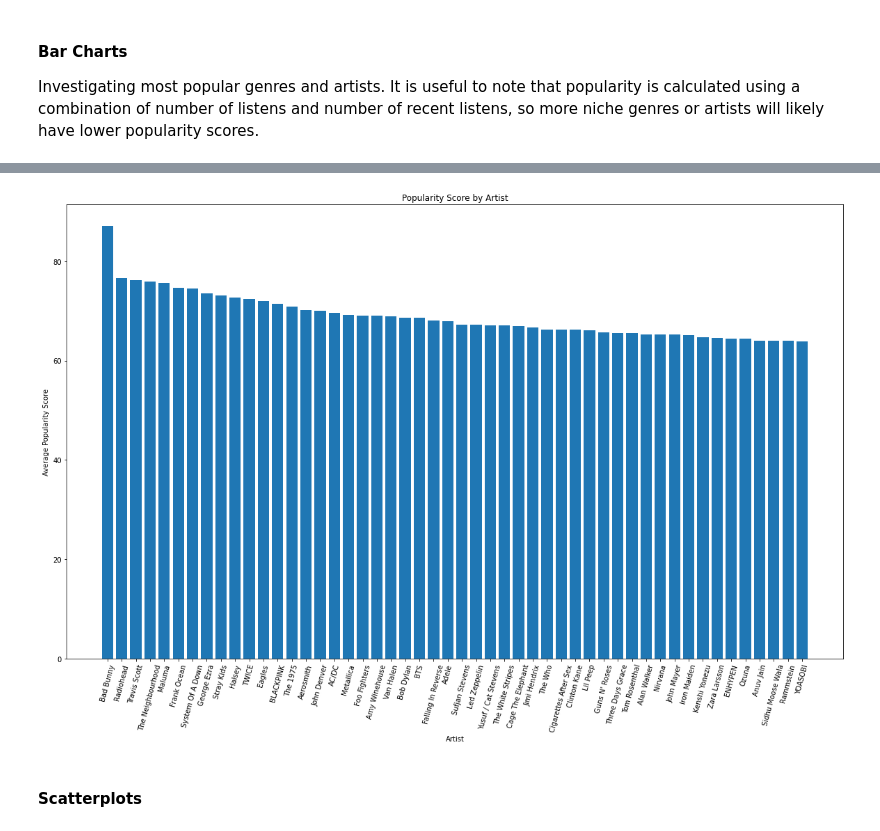
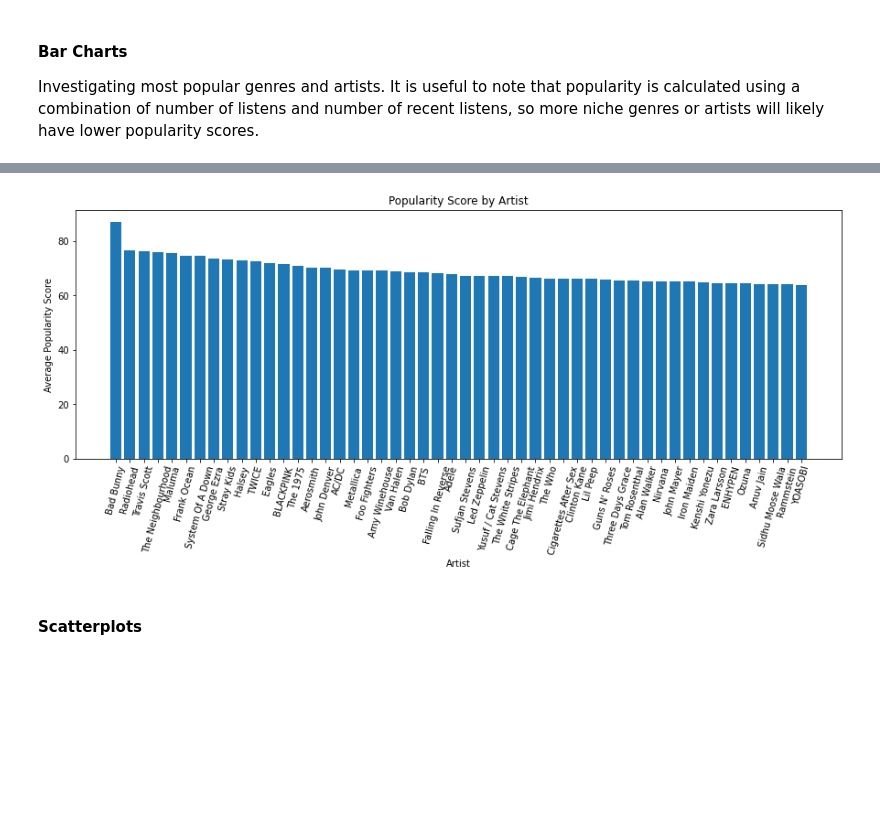
Before and after one commit to ebodenbender/Music-Popularity-Classification, a Jupyter notebook: song-classication.ipynb, the cells around one changed output, grey strips where cells are left out. Drawn from its saved outputs; the diff is of its cells as text; code cells hidden in the pictures; blank space fills up the shorter version.

```diff
--- a/song-classication.ipynb
+++ b/song-classication.ipynb
@@ -198,35 +198,35 @@ for artist in artists_under_15:
 for artist in multiple_artists:
     try: # put this in a try block since we may have already deleted artist
         del artist_value_freq_dict[artist]
     except:
         KeyError
 
 # get average popularity score for each artist
 avg_popularity = [0] * len(list(artist_value_freq_dict))
 artists = list(artist_value_freq_dict.keys())
 artist_counts = list(artist_value_freq_dict.values())
 
 # sum popularity scores across all instances by artist
 for idx, row in songs.iterrows():
     if row["artists"] in artists:
         artist_index = artists.index(row["artists"])
         avg_popularity[artist_index] += row["popularity"]
 # divide each sum to get average
 for i, popularity_score in enumerate(avg_popularity):
     avg_popularity[i] = popularity_score / artist_counts[i]
 
 # get top 50 artists
 artist_popularity = list(zip(artists, avg_popularity))
 artist_popularity.sort(reverse=True, key=lambda x: x[1])
 top_50_artists = artist_popularity[:50]
 top_50_artists = [[artist for artist, _ in top_50_artists], [popularity for _, popularity in top_50_artists]]
 
 # generate bar charts
 plot_utils.make_bar_chart(top_50_artists[0], top_50_artists[1], "Popularity Score by Artist", \
                           "Artist", "Average Popularity Score", bar_labels=top_50_artists[0], \
-                          rotation=75, figsize=(20,12))
+                          rotation=75, figsize=(15,5))
 # %% [output]
-[figure, old version]
+[figure, new version]
 # %% [markdown]
 #### Scatterplots
 # %%
```
Also changed, not shown: parts of 1 cell of this notebook.
